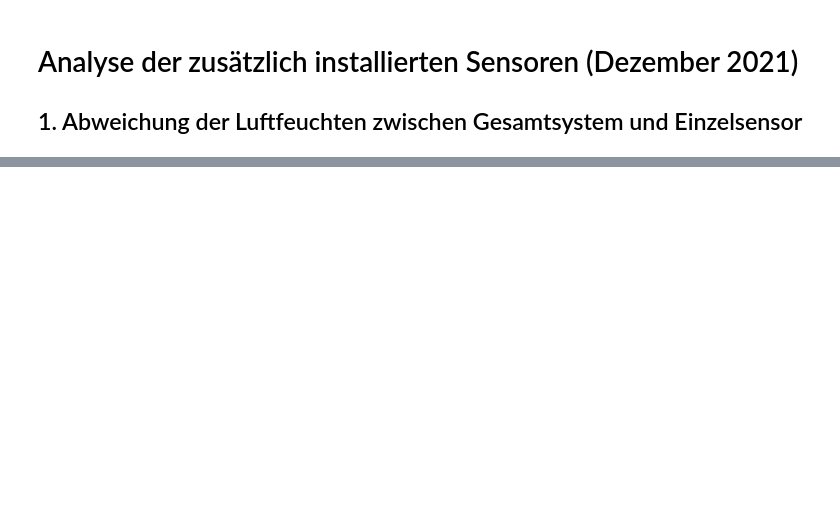
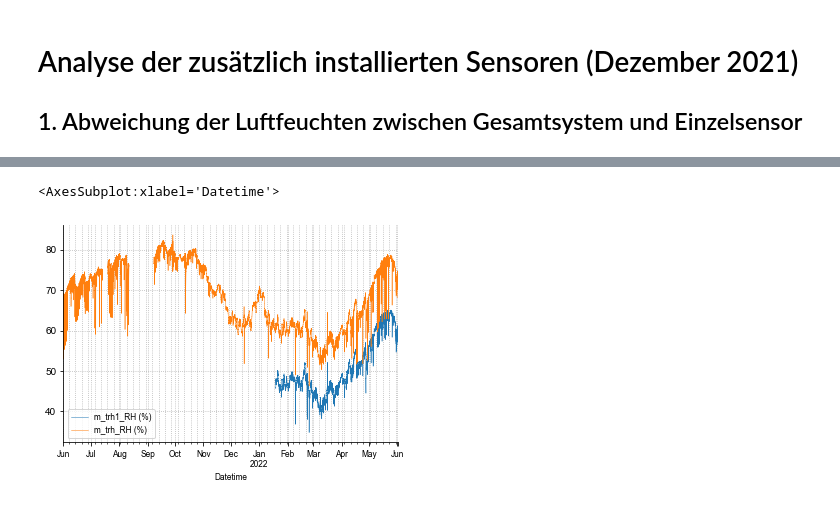
Before and after one commit to Ramonfi/eb-scripts, a Jupyter notebook: 7_Abweichung_trh.ipynb, the cells around one changed output, grey strips where cells are left out. Saved outputs shown, nothing was run; the diff lists cells and outputs as text; code cells hidden in the pictures; blank space fills up the shorter version.

```diff
--- a/7_Abweichung_trh.ipynb
+++ b/7_Abweichung_trh.ipynb
@@ -32,0 +38,5 @@ IND = import_data(mode='IND')
+# %%
+IND['MW']['O']['SWK'].filter(like='RH').filter(like='trh').plot()
+# %% [output]
+<AxesSubplot:xlabel='Datetime'>
+[figure, added]
```
Also changed, not shown: parts of 6 cells of this notebook, 4 other files.
